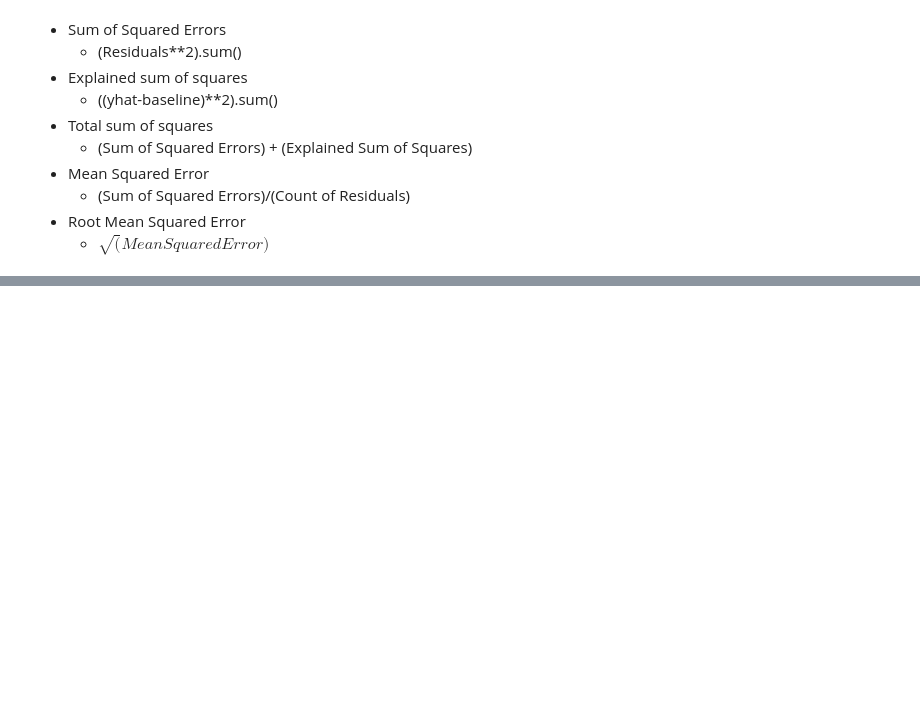
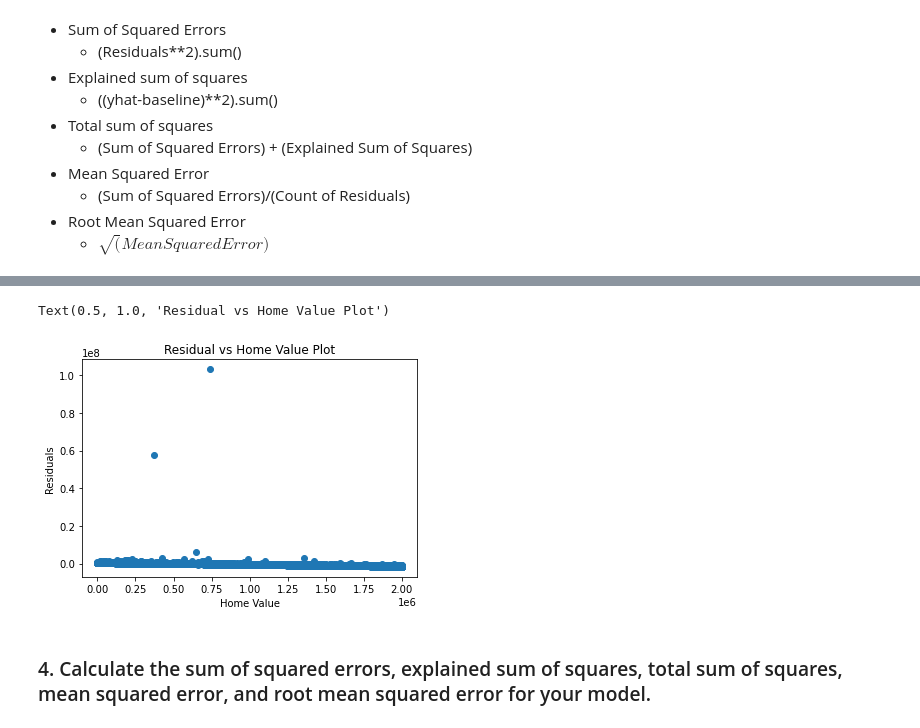
Before and after one commit to SchneemannDavid/regression-exercises, a Jupyter notebook: exercises/evaluate.ipynb, the cells around one changed output, grey strips where cells are left out. Cells and saved outputs as stored; diff of their text form; code cells hidden in the pictures; blank space fills up the shorter version.

```diff
--- a/exercises/evaluate.ipynb
+++ b/exercises/evaluate.ipynb
@@ -13,0 +65,8 @@
+# %%
+#Create an instance of the model and fit it to my data
+lm = LinearRegression().fit(train[['sq_ft']],
+                            train['home_value'])
+# %%
+#Generate predictions
+yhat = lm.predict(train[['sq_ft']])
+yhat
@@ -13,0 +76,4 @@
+# %%
+#Add the predictions to my dataframe
+train['yhat'] = yhat
+train.head()
@@ -13,0 +89,4 @@
+# %%
+#Calculate the residuals as a new column in my dataframe
+train['residuals'] = train['yhat'] - train['home_value']
+train.head()
@@ -13,0 +100,11 @@
+# %%
+#Plot my residuals over the home value
+plt.scatter(x='home_value', y='residuals', data=train)
+plt.xlabel('Home Value')
+plt.ylabel('Residuals')
+plt.title('Residual vs Home Value Plot')
+# %% [output]
+Text(0.5, 1.0, 'Residual vs Home Value Plot')
+[figure, added]
+# %% [markdown]
+### 4. Calculate the sum of squared errors, explained sum of squares, total sum of squares, mean squared error, and root mean squared error for your model.
```
Also changed, not shown: parts of 10 cells of this notebook, 7 other files.
